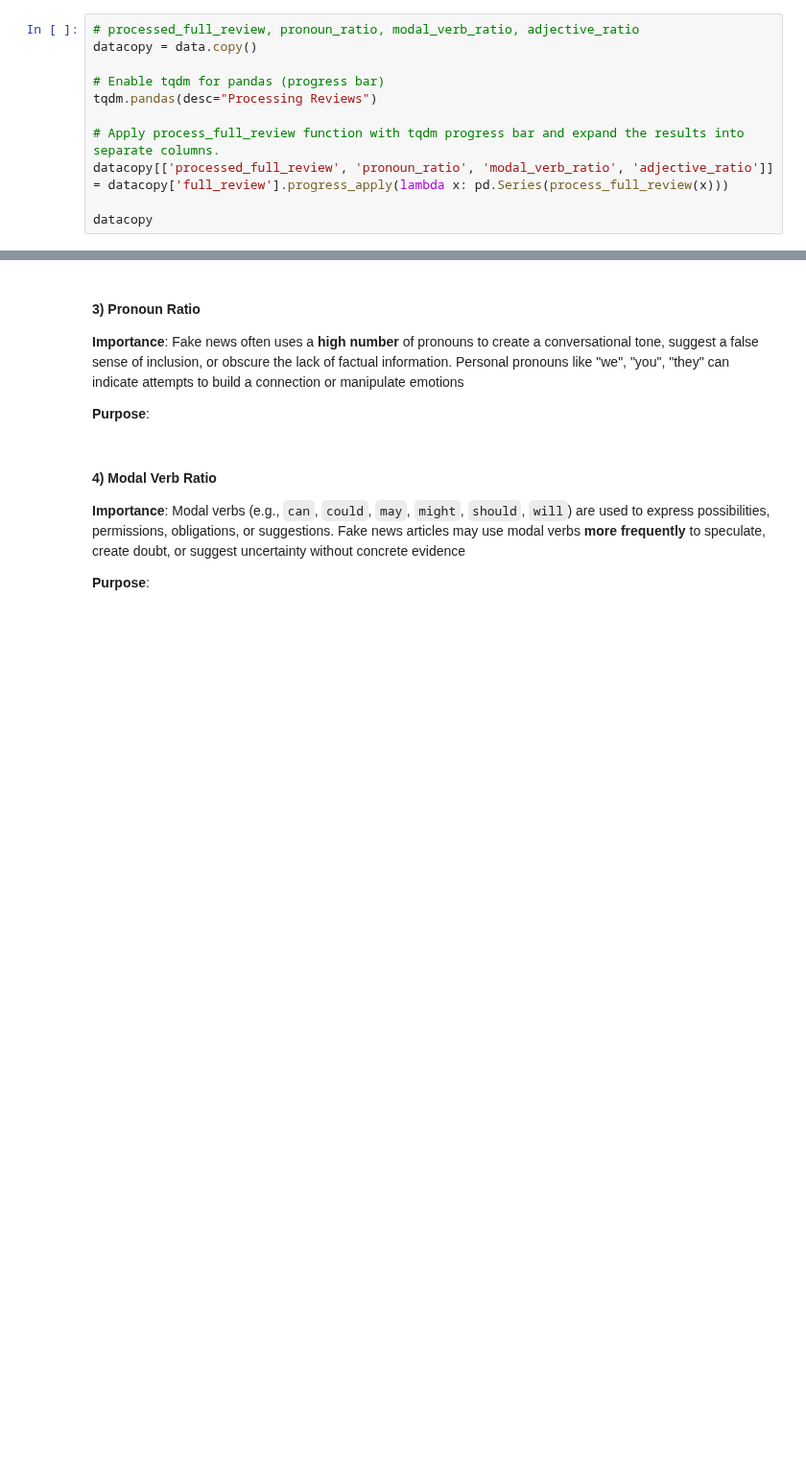
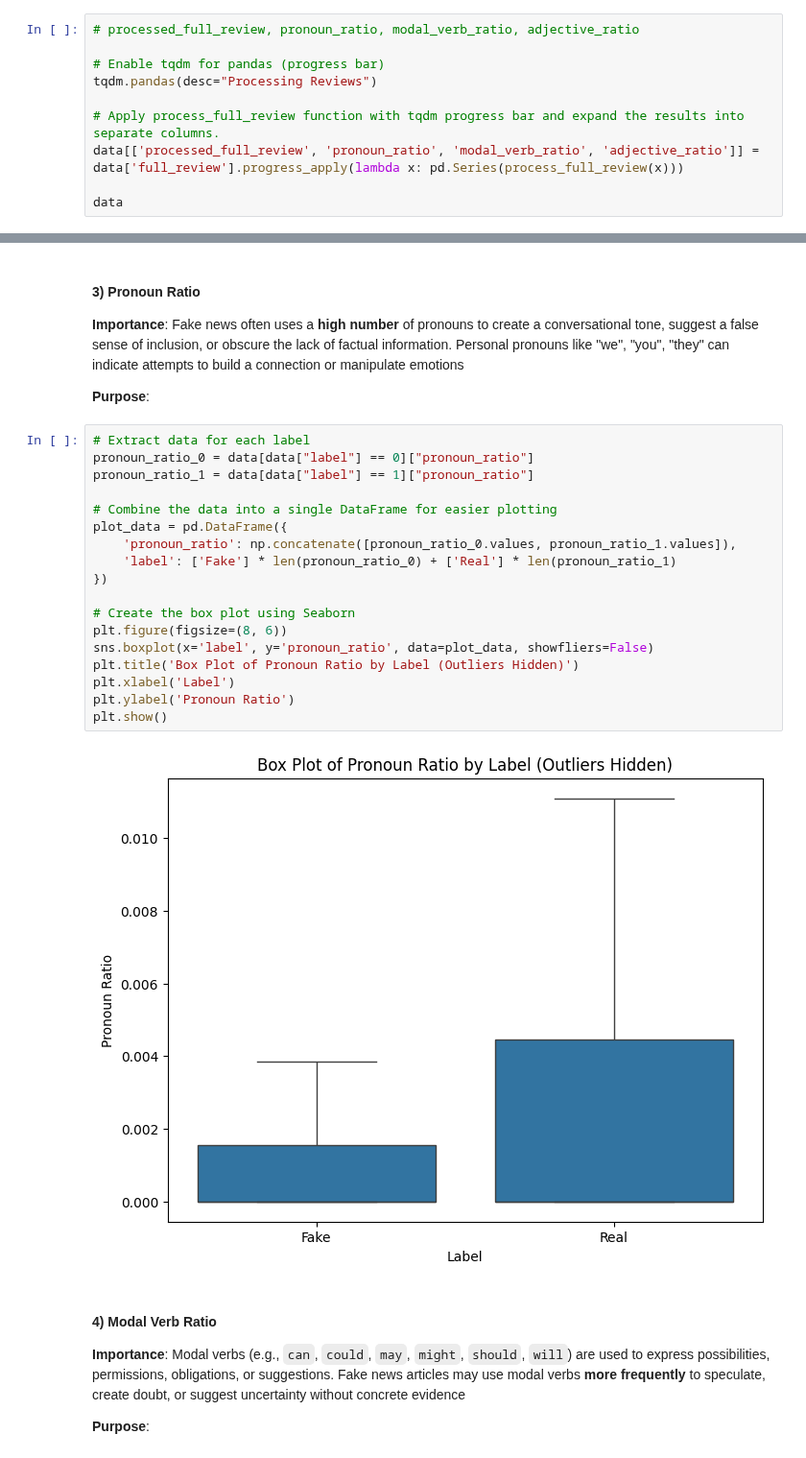
Before and after one commit to shaunzzhou/DM-Fake-News-Detection, a Jupyter notebook: project.ipynb, the cells around one changed output, grey strips where cells are left out. Shown at 96% size. Drawn from its saved outputs; the diff is of its cells as text; blank space fills up the shorter version.

Commit message:
Added more EDA plots

```diff
--- a/project.ipynb
+++ b/project.ipynb
@@ -761,15 +759,14 @@ def process_full_review(text):
 ### <span style="color:red">The code below will take approximately 16 minutes to run!</span>
 # %%
 # processed_full_review, pronoun_ratio, modal_verb_ratio, adjective_ratio
-datacopy = data.copy()
 
 # Enable tqdm for pandas (progress bar)
 tqdm.pandas(desc="Processing Reviews")
 
 # Apply process_full_review function with tqdm progress bar and expand the results into separate columns.
-datacopy[['processed_full_review', 'pronoun_ratio', 'modal_verb_ratio', 'adjective_ratio']] = datacopy['full_review'].progress_apply(lambda x: pd.Series(process_full_review(x)))
+data[['processed_full_review', 'pronoun_ratio', 'modal_verb_ratio', 'adjective_ratio']] = data['full_review'].progress_apply(lambda x: pd.Series(process_full_review(x)))
 
-datacopy
+data
 # %% [output]
 |  | label | full_review | processed_full_review | pronoun_ratio | modal_verb_ratio | adjective_ratio |
 | 0 | 1 | No comment is expected from Barac... | no comment expected barack obama ... | 0.010753 | 0.008602 | 0.210753 |
@@ -812,6 +797,26 @@ Name: adjective_ratio, dtype: float64
 **Importance**: Fake news often uses a **high number** of pronouns to create a conversational tone, suggest a false sense of inclusion, or obscure the lack of factual information. Personal pronouns like "we", "you", "they" can indicate attempts to build a connection or manipulate emotions
 
 **Purpose**:
+# %%
+# Extract data for each label
+pronoun_ratio_0 = data[data["label"] == 0]["pronoun_ratio"]
+pronoun_ratio_1 = data[data["label"] == 1]["pronoun_ratio"]
+
+# Combine the data into a single DataFrame for easier plotting
+plot_data = pd.DataFrame({
+    'pronoun_ratio': np.concatenate([pronoun_ratio_0.values, pronoun_ratio_1.values]),
+    'label': ['Fake'] * len(pronoun_ratio_0) + ['Real'] * len(pronoun_ratio_1)
+})
+
+# Create the box plot using Seaborn
+plt.figure(figsize=(8, 6))
+sns.boxplot(x='label', y='pronoun_ratio', data=plot_data, showfliers=False)
+plt.title('Box Plot of Pronoun Ratio by Label (Outliers Hidden)')
+plt.xlabel('Label')
+plt.ylabel('Pronoun Ratio')
+plt.show()
+# %% [output]
+[figure, added]
 # %% [markdown]
 #### 4) Modal Verb Ratio
 
```
Also changed, not shown: parts of 5 cells of this notebook.
